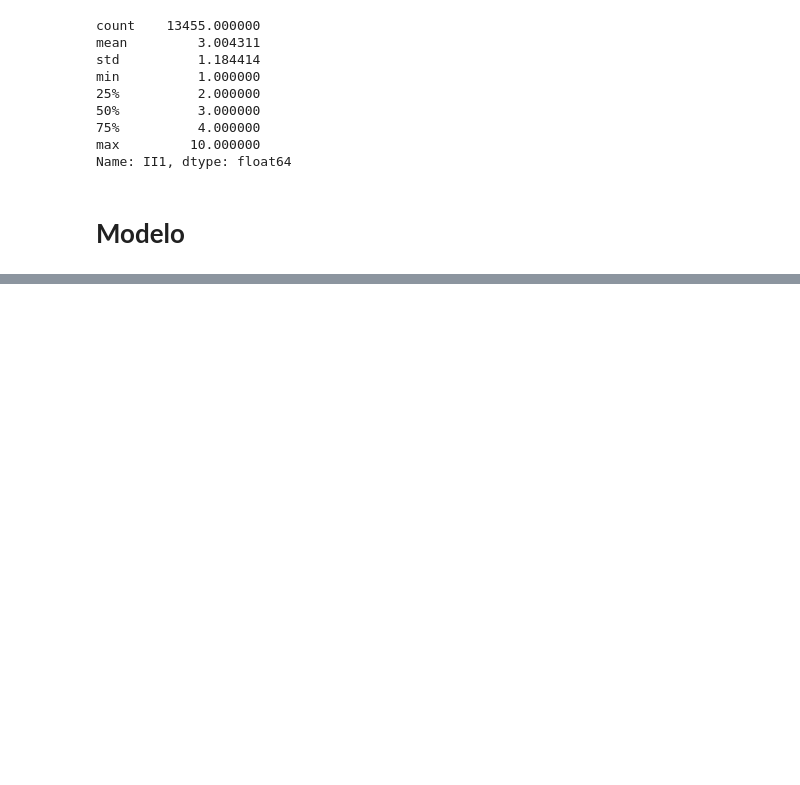
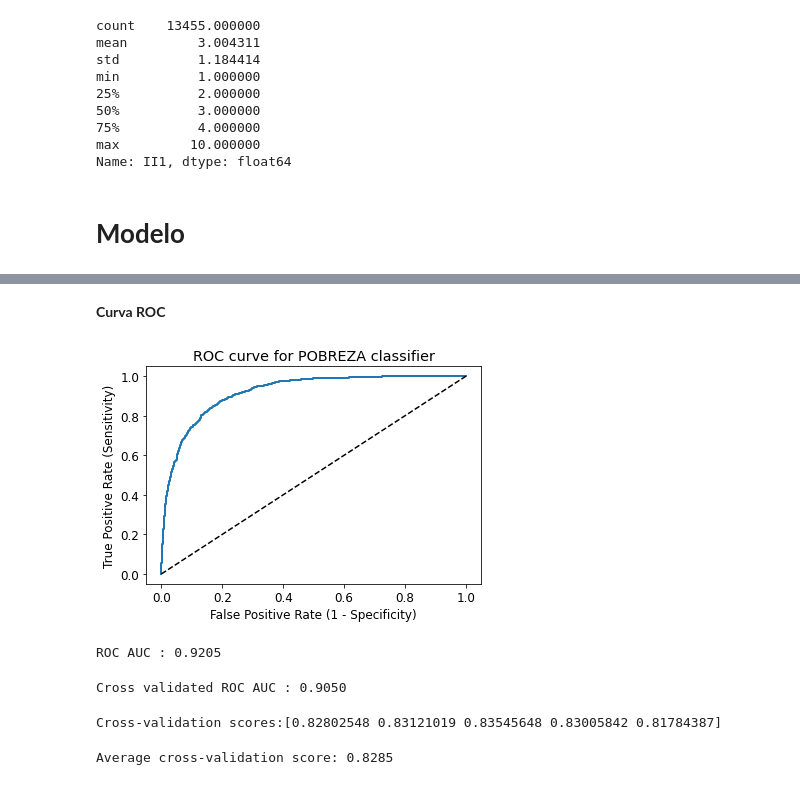
Before and after one commit to practigol/trabajo_final, a Jupyter notebook: crear_dataset.ipynb, the cells around one changed output, grey strips where cells are left out. Saved outputs shown, nothing was run; the diff lists cells and outputs as text; code cells hidden in the pictures; blank space fills up the shorter version.

```diff
--- a/crear_dataset.ipynb
+++ b/crear_dataset.ipynb
@@ -790,0 +1281,2 @@ df_dataset_corregido.to_csv('dataset_corregido.csv')
+# %% [markdown]
+**Curva ROC**
@@ -790,0 +1298,34 @@ df_dataset_corregido.to_csv('dataset_corregido.csv')
+# %%
+# plot ROC Curve
+
+from sklearn.metrics import roc_curve
+
+fpr, tpr, thresholds = roc_curve(y_test, y_pred1, pos_label = 1)
+
+plt.figure(figsize=(6,4))
+
+plt.plot(fpr, tpr, linewidth=2)
+
+plt.plot([0,1], [0,1], 'k--' )
+
+plt.rcParams['font.size'] = 12
+
+plt.title('ROC curve for POBREZA classifier')
+
+plt.xlabel('False Positive Rate (1 - Specificity)')
+
+plt.ylabel('True Positive Rate (Sensitivity)')
+
+plt.show()
+# %% [output]
+[figure, added]
+# %%
+# compute ROC AUC
+
+from sklearn.metrics import roc_auc_score
+
+ROC_AUC = roc_auc_score(y_test, y_pred1)
+
+print('ROC AUC : {:.4f}'.format(ROC_AUC))
+# %% [output]
+ROC AUC : 0.9205
@@ -790,0 +1337,26 @@ df_dataset_corregido.to_csv('dataset_corregido.csv')
+# %%
+# calculate cross-validated ROC AUC
+
+from sklearn.model_selection import cross_val_score
+
+Cross_validated_ROC_AUC = cross_val_score(logreg, X_train, y_train, cv=5, scoring='roc_auc').mean()
+
+print('Cross validated ROC AUC : {:.4f}'.format(Cross_validated_ROC_AUC))
+# %% [output]
+Cross validated ROC AUC : 0.9050
+# %%
+#19. k-Fold Cross Validation (Validación cruzada k-fold )
+# Applying 5-Fold Cross Validation (Aplicación de la validación cruzada por quintuplicado)
+
+from sklearn.model_selection import cross_val_score
+
+scores = cross_val_score(logreg, X_train, y_train, cv = 5, scoring='accuracy')
+
+print('Cross-validation scores:{}'.format(scores))
+# %% [output]
+Cross-validation scores:[0.82802548 0.83121019 0.83545648 0.83005842 0.81784387]
+# %%
+#Podemos resumir la precisión de la validación cruzada calculando su media.
+print('Average cross-validation score: {:.4f}'.format(scores.mean()))
+# %% [output]
+Average cross-validation score: 0.8285
```
Also changed, not shown: parts of 66 cells of this notebook.
